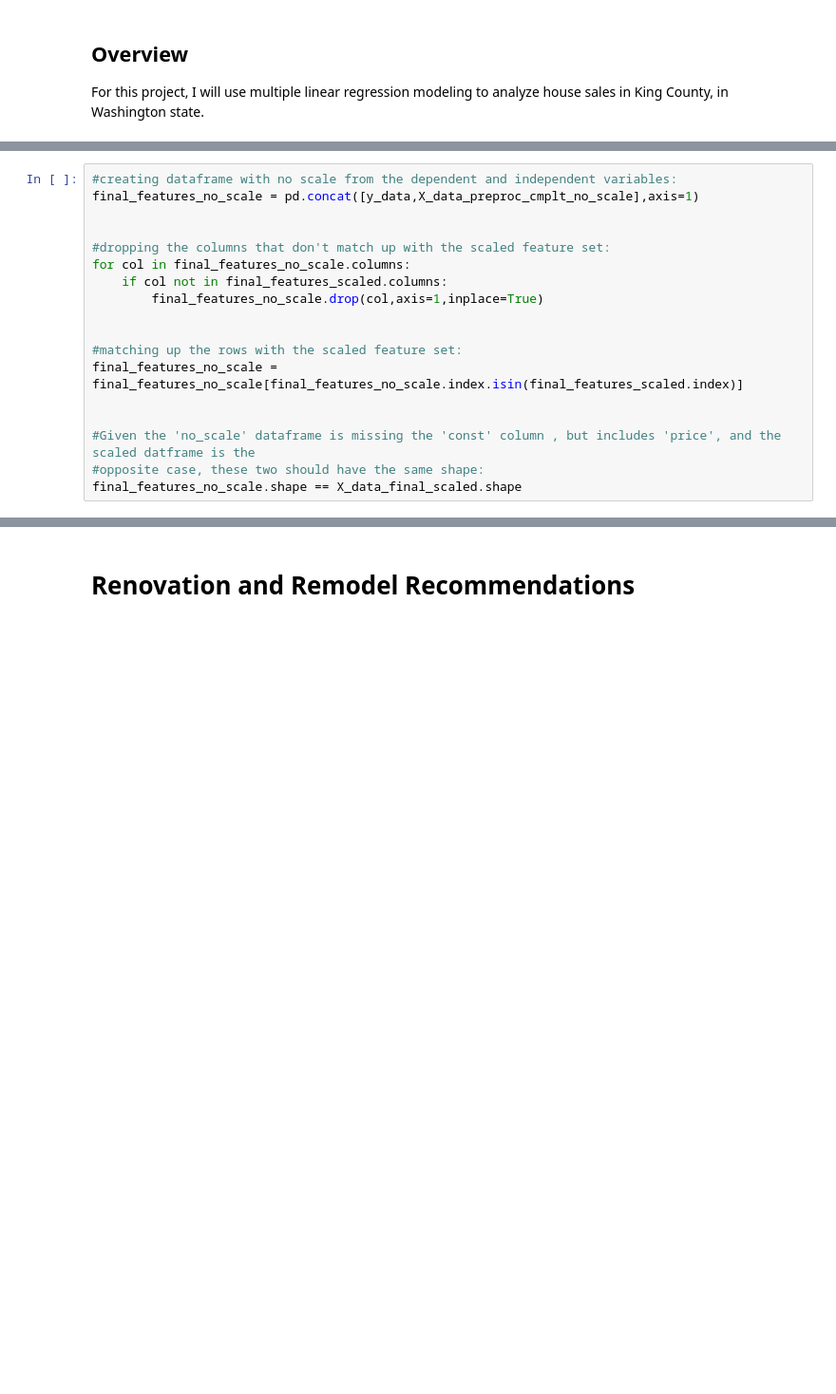
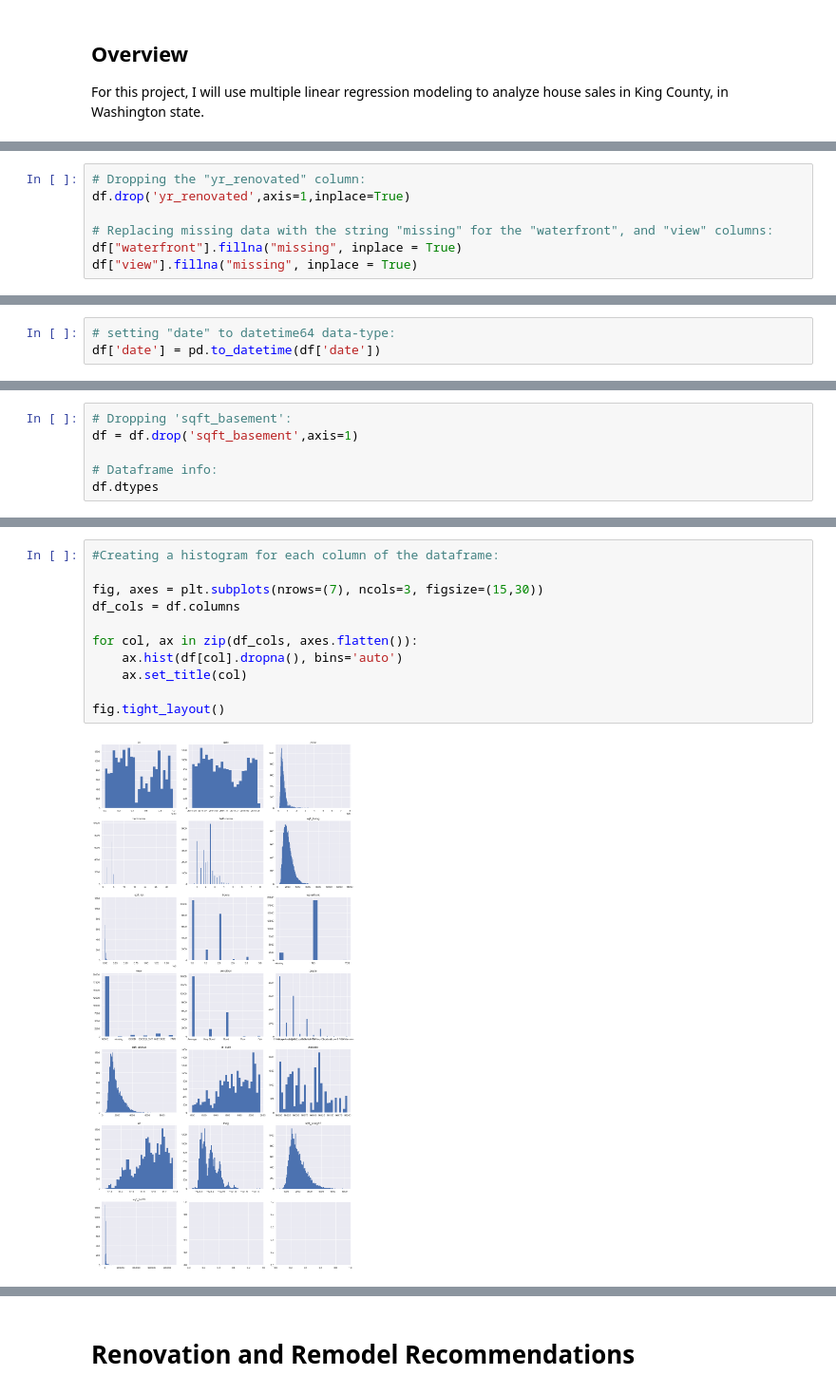
Before and after one commit to Freddy-2021/dsc-phase-2-project-v2-3, a Jupyter notebook: student.ipynb, the cells around one changed output, grey strips where cells are left out. Shown at 95% size. Saved outputs shown, nothing was run; the diff lists cells and outputs as text; blank space fills up the shorter version.

```diff
--- a/student.ipynb
+++ b/student.ipynb
@@ -1574,18 +11,0 @@ appears pretty consistent. This should satisfy the assumption of Homoscedasticit
-# %%
-#creating dataframe with no scale from the dependent and independent variables:
-final_features_no_scale = pd.concat([y_data,X_data_preproc_cmplt_no_scale],axis=1)
-
-
-#dropping the columns that don't match up with the scaled feature set:
-for col in final_features_no_scale.columns:
-    if col not in final_features_scaled.columns:
-        final_features_no_scale.drop(col,axis=1,inplace=True)
-
-
-#matching up the rows with the scaled feature set:
-final_features_no_scale = final_features_no_scale[final_features_no_scale.index.isin(final_features_scaled.index)]
-
-
-#Given the 'no_scale' dataframe is missing the 'const' column , but includes 'price', and the scaled datframe is the
-#opposite case, these two should have the same shape:
-final_features_no_scale.shape == X_data_final_scaled.shape
@@ -1736,0 +201,7 @@ final_features_no_scale.head()
+# %%
+# Dropping the "yr_renovated" column:
+df.drop('yr_renovated',axis=1,inplace=True)
+
+# Replacing missing data with the string "missing" for the "waterfront", and "view" columns:
+df["waterfront"].fillna("missing", inplace = True)
+df["view"].fillna("missing", inplace = True)
@@ -1736,0 +252,3 @@ final_features_no_scale.head()
+# %%
+# setting "date" to datetime64 data-type:
+df['date'] = pd.to_datetime(df['date'])
@@ -1736,0 +283,6 @@ final_features_no_scale.head()
+# %%
+# Dropping 'sqft_basement':
+df = df.drop('sqft_basement',axis=1)
+
+# Dataframe info:
+df.dtypes
@@ -1736,0 +352,13 @@ final_features_no_scale.head()
+# %%
+#Creating a histogram for each column of the dataframe:
+
+fig, axes = plt.subplots(nrows=(7), ncols=3, figsize=(15,30))
+df_cols = df.columns
+
+for col, ax in zip(df_cols, axes.flatten()):
+    ax.hist(df[col].dropna(), bins='auto')
+    ax.set_title(col)
+
+fig.tight_layout()
+# %% [output]
+[figure, added]
```
Also changed, not shown: parts of 349 cells of this notebook, 1 other file.
